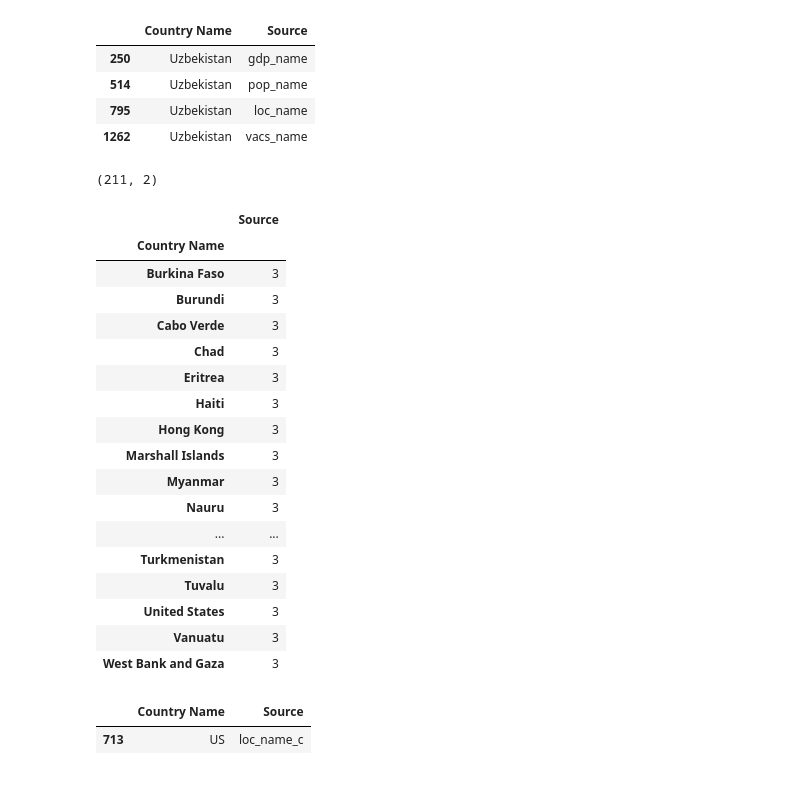
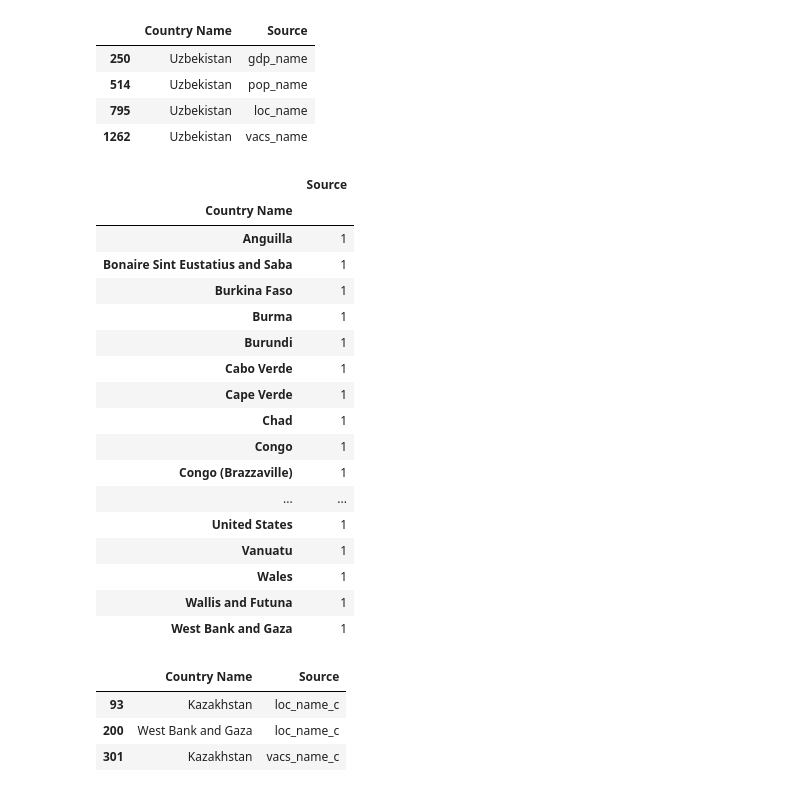
Before and after one commit to makbarish/Grp5_Project1_Covid19, a Jupyter notebook: Julio/gdp-pop_merge.ipynb, the cells around one changed output. Saved outputs shown, nothing was run; the diff lists cells and outputs as text; code cells hidden in the pictures.

```diff
--- a/Julio/gdp-pop_merge.ipynb
+++ b/Julio/gdp-pop_merge.ipynb
@@ -472,72 +457,73 @@ reported_vacs = pd.DataFrame({"Country": country_fl,
                              "Reported Full Vacs": vacs_fmx_l
                              })
 reported_vacs["Reported Full Vacs"]=reported_vacs["Reported Full Vacs"].fillna(0)
-reported_vacs.shape
+reported_vacs1= reported_vacs
+#reported_vacs1.to_csv("reported_vacs.csv", index=False)
-# %% [output]
-(211, 2)
 # %%
 #country names analysis cleaned
 #for each source
 list_name_clean = []
 list_source_clean = []
 
-for name in gdp_country_2019:
-    list_name_clean.append(name)
-    list_source_clean.append("gdp_name")
+#for name in gdp_country_2019:
+#    list_name_clean.append(name)
+#    list_source_clean.append("gdp_name")
 
-for name in pop_country_2019:
-    list_name_clean.append(name)
-    list_source_clean.append("pop_name")
+#for name in pop_country_2019:
+#    list_name_clean.append(name)
+#    list_source_clean.append("pop_name")
 
 for name in locs_clean_country:
     list_name_clean.append(name)
     list_source_clean.append("loc_name_c")
 
-for name in locs_clean_state:
-    list_name_clean.append(name)
-    list_source_clean.append("loc_state_c")
+#for name in locs_clean_state:
+#    list_name_clean.append(name)
+#    list_source_clean.append("loc_state_c")
 
 for name in country_fl:
     list_name_clean.append(name)
     list_source_clean.append("vacs_name_c")
 
 #len(list_name)
 
 country_names_clean = pd.DataFrame({"Country Name": list_name_clean,
                                     "Source": list_source_clean
                                     })
 country_name_clean_nan = country_names_clean.dropna()
 country1_clean = country_name_clean_nan.groupby('Country Name').count()
 country1_clean.sort_values("Source")
-country1_clean.loc[country1_clean["Source"] == 3]
-#country_names.loc[country_names["Country Name"] == "Timor"]
-#search = country_names["Country Name"].str.contains("russi")
-#country_names[search]
-#country_name_nan.head(20)
+country1_clean.loc[country1_clean["Source"] < 2]
+#country_name_clean_nan[country_name_clean_nan["Country Name"] == "Timor"]
+#search = country_name_clean_nan["Country Name"].str.contains("had")
+#country_name_clean_nan[search]
+#country1_clean.head(20)
 #country_name_nan.shape
 # %% [output]
 |  | Source |
 | Country Name |  |
-| Burkina Faso | 3 |
-| Burundi | 3 |
-| Cabo Verde | 3 |
-| Chad | 3 |
-| Eritrea | 3 |
-| Haiti | 3 |
-| Hong Kong | 3 |
-| Marshall Islands | 3 |
-| Myanmar | 3 |
-| Nauru | 3 |
+| Anguilla | 1 |
+| Bonaire Sint Eustatius and Saba | 1 |
+| Burkina Faso | 1 |
+| Burma | 1 |
+| Burundi | 1 |
+| Cabo Verde | 1 |
+| Cape Verde | 1 |
+| Chad | 1 |
+| Congo | 1 |
+| Congo (Brazzaville) | 1 |
 | ... | ... |
-| Turkmenistan | 3 |
-| Tuvalu | 3 |
-| United States | 3 |
-| Vanuatu | 3 |
-| West Bank and Gaza | 3 |
+| United States | 1 |
+| Vanuatu | 1 |
+| Wales | 1 |
+| Wallis and Futuna | 1 |
+| West Bank and Gaza | 1 |
 # %%
 #country name changes needed clean
-search = country_name_clean_nan["Country Name"].str.contains("US")
+search = country_name_clean_nan["Country Name"].str.contains("aza")
 country_name_clean_nan[search]
 # %% [output]
 |  | Country Name | Source |
-| 713 | US | loc_name_c |
+| 93 | Kazakhstan | loc_name_c |
+| 200 | West Bank and Gaza | loc_name_c |
+| 301 | Kazakhstan | vacs_name_c |
```
Also changed, not shown: parts of 5 cells of this notebook, 7 other files.
